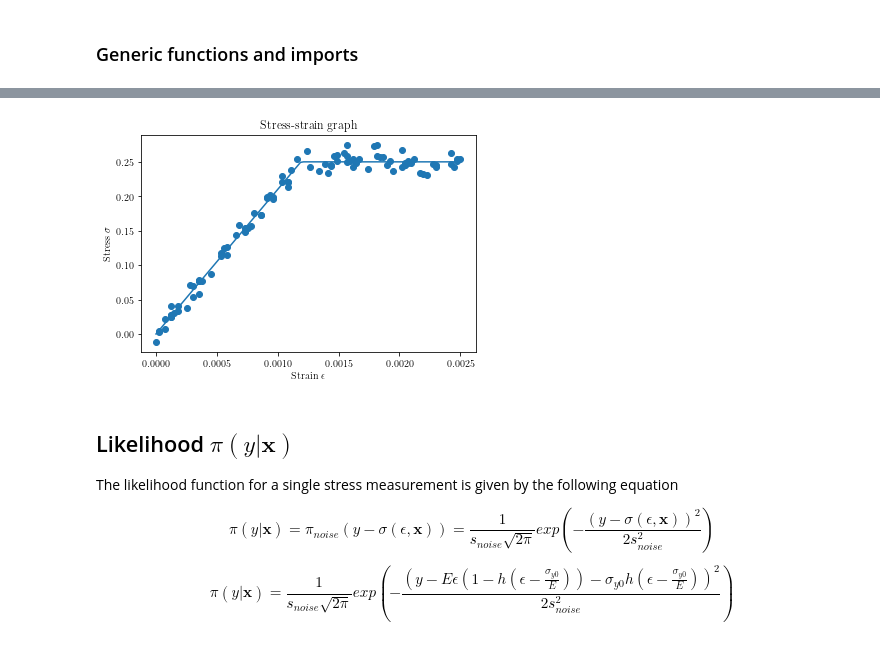
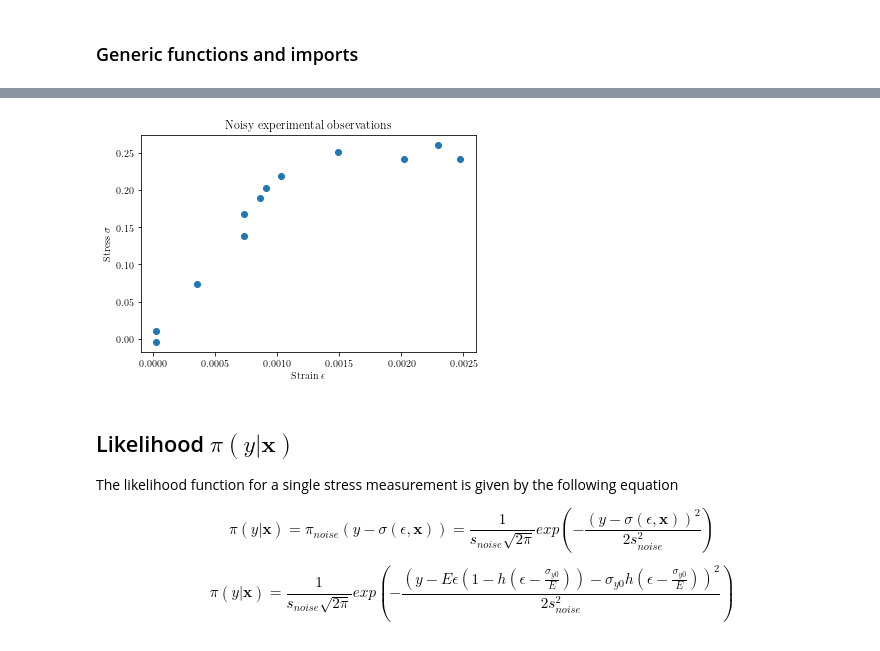
Before and after one commit to mark-hobbs/bayesian-inference-tutorial, a Jupyter notebook: 2_Linear_Elasticity_Perfect_Plasticity.ipynb, the cells around one changed output, grey strips where cells are left out. Saved outputs shown, nothing was run; the diff lists cells and outputs as text; code cells hidden in the pictures.

```diff
--- a/2_Linear_Elasticity_Perfect_Plasticity.ipynb
+++ b/2_Linear_Elasticity_Perfect_Plasticity.ipynb
@@ -71,11 +73,9 @@ Twelve experimental measurements are provided. The noise $\Omega$ in the stress
 # %%
-model = LEPP(E, stress_y, s_noise)
-strain = np.linspace(0, 2.5E-3, 100)
-model.stress_strain_response(strain)
-strain_data, stress_data = model.generate_synthetic_data(strain, 100, seed=12345) # seed=54321
+strain_data, stress_data = model.generate_synthetic_data(strain, 12, seed=12345) # seed=54321
 plt.scatter(strain_data, stress_data);
+add_labels("Noisy experimental observations", "Strain $\epsilon$", "Stress $\sigma$")
 # %% [output]
-[figure, old version]
+[figure, new version]
 # %% [markdown]
 ## Likelihood $\pi(y|\textbf{x})$
 
```
Also changed, not shown: parts of 25 cells of this notebook, 1 other file.
